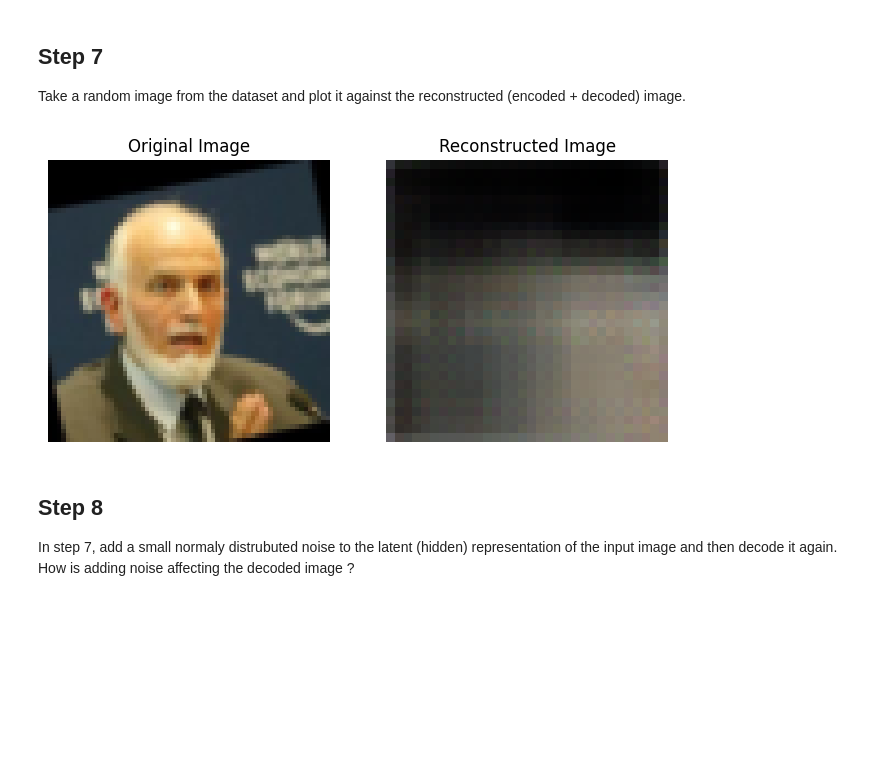
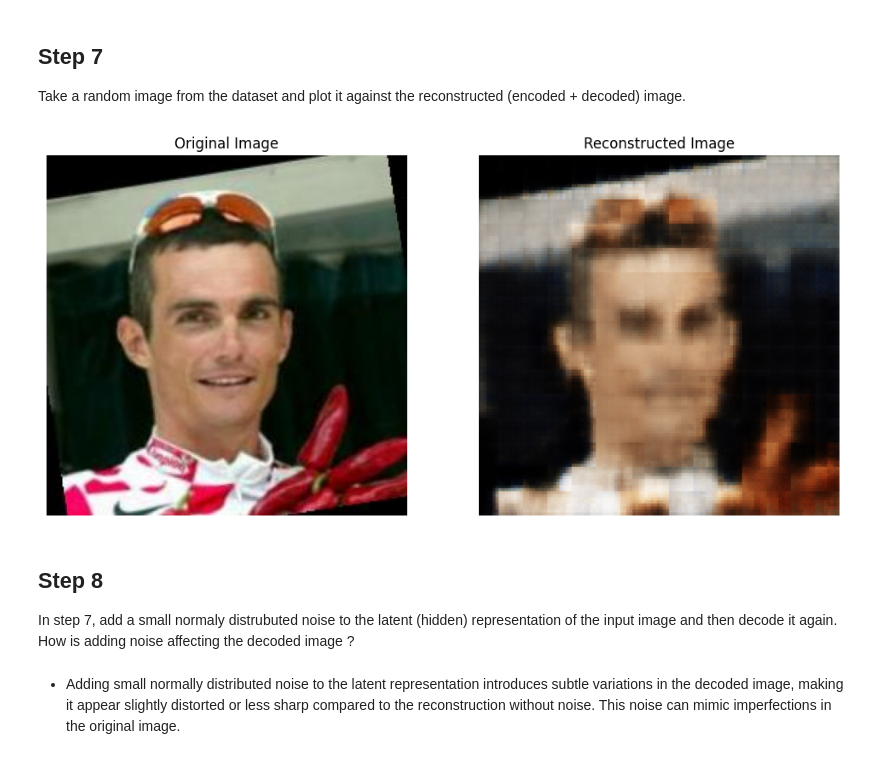
Before and after one commit to PoojaMulaguri593/Pattern-Recognition, a Jupyter notebook: Assignements/HW3/HW3.ipynb, the cells around one changed output. Cells and saved outputs as stored; diff of their text form; code cells hidden in the pictures; blank space fills up the shorter version.

```diff
--- a/Assignements/HW3/HW3.ipynb
+++ b/Assignements/HW3/HW3.ipynb
@@ -48,3 +43,5 @@ path = '/content/HW3/lfw/lfw'
+# %%
+path = '/home/lfw/lfw'
 # %%
 transform = transforms.Compose([transforms.ToTensor()])
 dataloader = DataLoader(ImageFolder(path, transform), batch_size=32, shuffle=True)
@@ -297,51 +245,41 @@ Epoch [2/2], Loss: 0.0172
 
 Take a random image from the dataset and plot it against the reconstructed (encoded + decoded) image.
 # %%
-from torchvision import transforms
-from PIL import Image
+# Get a single batch from the dataloader
+dataiter = iter(dataloader)
+images, _ = next(dataiter)
 
-# Assuming you have an image file path
-image_path = "/content/HW3/lfw/lfw/Abdullah_Nasseef/Abdullah_Nasseef_0001.jpg"
+# Select the first image from the batch
+original_image = images[0]
+original_image_np = original_image.numpy().transpose(1, 2, 0)
 
-# Preprocess the image
-transform = transforms.Compose([
-    transforms.Resize((64, 64)),
-    transforms.ToTensor()
-])
+# Move the image to the device and add a batch dimension
+input_image = original_image.unsqueeze(0).to(device)
 
-# Load and preprocess the image
-image = Image.open(image_path).convert("RGB")
-image_tensor = transform(image).unsqueeze(0)  # Add batch dimension
+# Pass the image through your autoencoder
+with torch.no_grad():
+    reconstructed = ae_model(input_image)
+    reconstructed_np = reconstructed.cpu().squeeze(0).numpy().transpose(1, 2, 0)
 
-# Set the model to evaluation mode
-ae_model.eval()
+# Ensure that the pixel values are in the [0, 1] range
+reconstructed_np = np.clip(reconstructed_np, 0, 1)
 
-# Forward pass through the model
-with torch.no_grad():
-    reconstructed_image = ae_model(image_tensor,noise_factor=0.0)
+# Plot the original and reconstructed images
+plt.figure(figsize=(12, 6))
 
-# Convert the images to numpy arrays
-original_image_np = image_tensor.squeeze().permute(1, 2, 0).numpy()
-reconstructed_image_np = reconstructed_image.squeeze().permute(1, 2, 0).numpy()
-
-# Plot the original and reconstructed images side by side
-plt.figure(figsize=(8, 4))
-
-# Original Image
 plt.subplot(1, 2, 1)
 plt.imshow(original_image_np)
 plt.title("Original Image")
-plt.axis("off")
+plt.axis('off')
 
-# Reconstructed Image
 plt.subplot(1, 2, 2)
-plt.imshow(reconstructed_image_np)
+plt.imshow(reconstructed_np)
 plt.title("Reconstructed Image")
-plt.axis("off")
+plt.axis('off')
 
 plt.show()
 # %% [output]
-[figure, old version]
+[figure, new version]
 # %% [markdown]
 ##  Step 8
 
@@ -348,0 +337,4 @@ In step 7, add a small normaly distrubuted noise to the latent (hidden) represen
+# %% [markdown]
+
+
+*   Adding small normally distributed noise to the latent representation introduces subtle variations in the decoded image, making it appear slightly distorted or less sharp compared to the reconstruction without noise. This noise can mimic imperfections in the original image.
```
Also changed, not shown: parts of 16 cells of this notebook.
